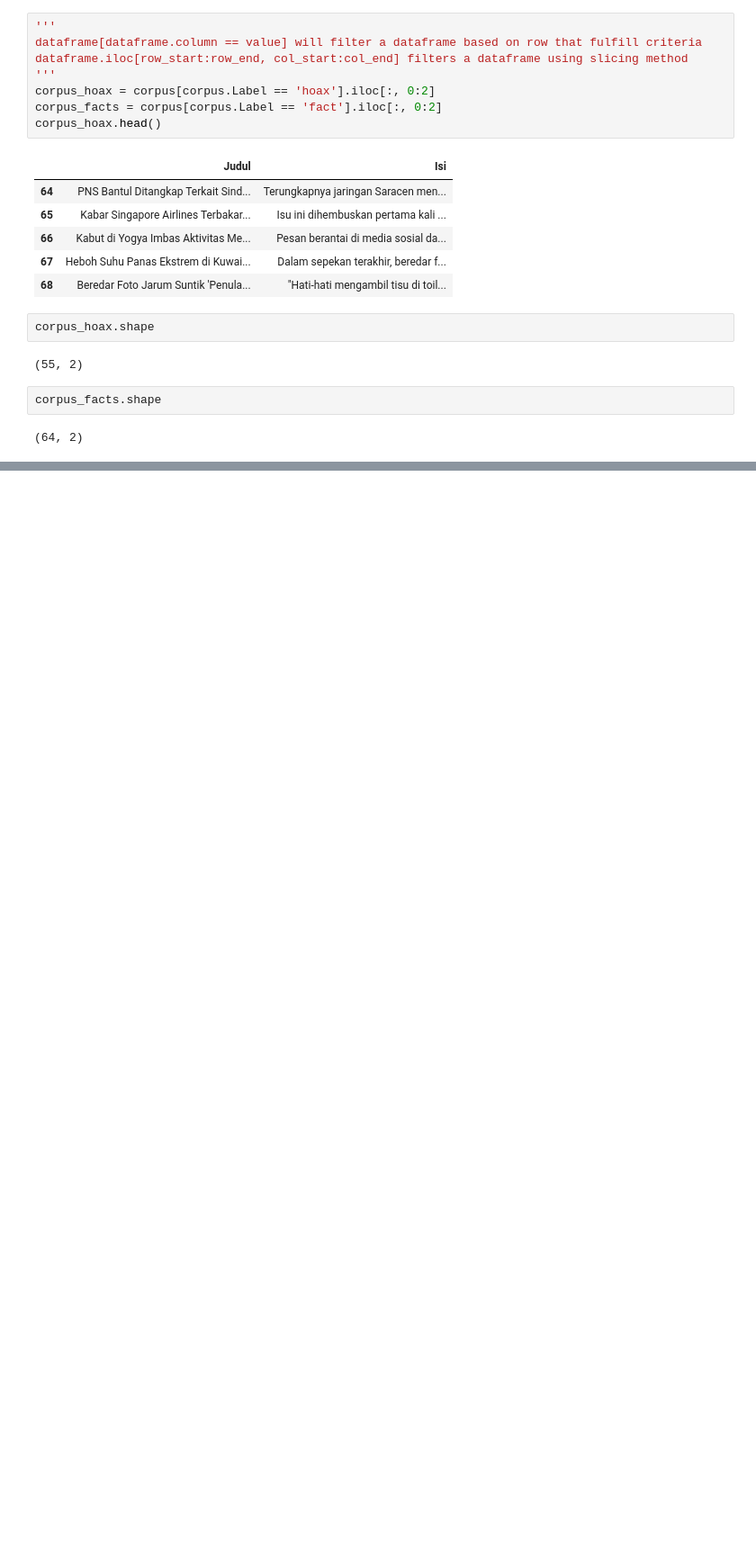
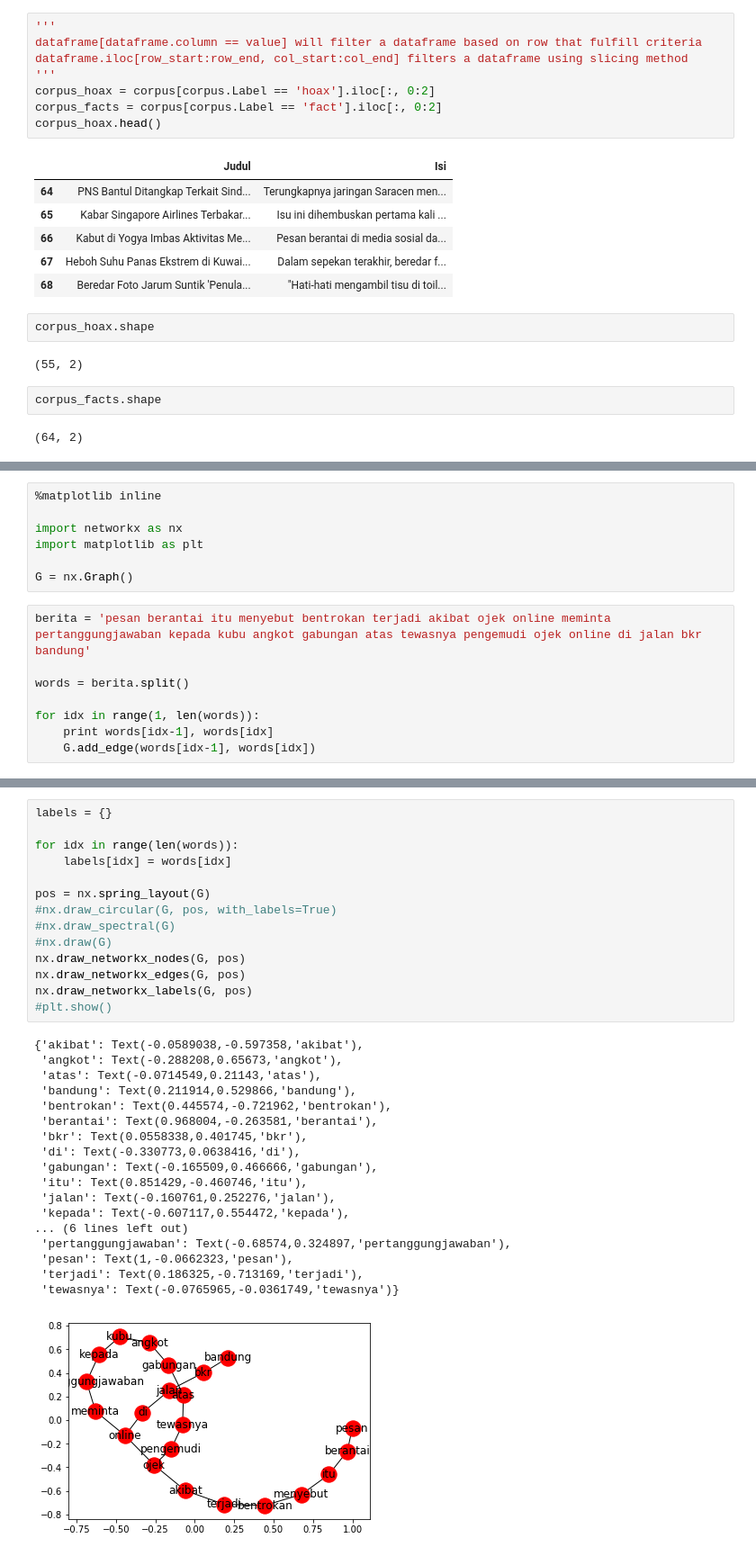
Before and after one commit to barliant/fnc-id, a Jupyter notebook: corpus/corpus-setup.ipynb, the cells around one changed output, grey strips where cells are left out. Shown at 90% size. Cells and saved outputs as stored; diff of their text form; blank space fills up the shorter version.

Commit message:
Eksperimen social network of words

```diff
--- a/corpus/corpus-setup.ipynb
+++ b/corpus/corpus-setup.ipynb
@@ -63,0 +65,15 @@ Name: Isi, dtype: object
+# %%
+%matplotlib inline
+
+import networkx as nx
+import matplotlib as plt
+
+G = nx.Graph()
+# %%
+berita = 'pesan berantai itu menyebut bentrokan terjadi akibat ojek online meminta pertanggungjawaban kepada kubu angkot gabungan atas tewasnya pengemudi ojek online di jalan bkr bandung'
+
+words = berita.split()
+
+for idx in range(1, len(words)):
+    print words[idx-1], words[idx]
+    G.add_edge(words[idx-1], words[idx])
@@ -63,0 +98,33 @@ Name: Isi, dtype: object
+# %%
+labels = {}
+
+for idx in range(len(words)):
+    labels[idx] = words[idx]
+
+pos = nx.spring_layout(G)
+#nx.draw_circular(G, pos, with_labels=True)
+#nx.draw_spectral(G)
+#nx.draw(G)
+nx.draw_networkx_nodes(G, pos)
+nx.draw_networkx_edges(G, pos)
+nx.draw_networkx_labels(G, pos)
+#plt.show()
+# %% [output]
+{'akibat': Text(-0.0589038,-0.597358,'akibat'),
+ 'angkot': Text(-0.288208,0.65673,'angkot'),
+ 'atas': Text(-0.0714549,0.21143,'atas'),
+ 'bandung': Text(0.211914,0.529866,'bandung'),
+ 'bentrokan': Text(0.445574,-0.721962,'bentrokan'),
+ 'berantai': Text(0.968004,-0.263581,'berantai'),
+ 'bkr': Text(0.0558338,0.401745,'bkr'),
+ 'di': Text(-0.330773,0.0638416,'di'),
+ 'gabungan': Text(-0.165509,0.466666,'gabungan'),
+ 'itu': Text(0.851429,-0.460746,'itu'),
+ 'jalan': Text(-0.160761,0.252276,'jalan'),
+ 'kepada': Text(-0.607117,0.554472,'kepada'),
+... (6 lines left out)
+ 'pertanggungjawaban': Text(-0.68574,0.324897,'pertanggungjawaban'),
+ 'pesan': Text(1,-0.0662323,'pesan'),
+ 'terjadi': Text(0.186325,-0.713169,'terjadi'),
+ 'tewasnya': Text(-0.0765965,-0.0361749,'tewasnya')}
+[figure, added]
```
Also changed, not shown: parts of 2 cells of this notebook, 2 other files.
